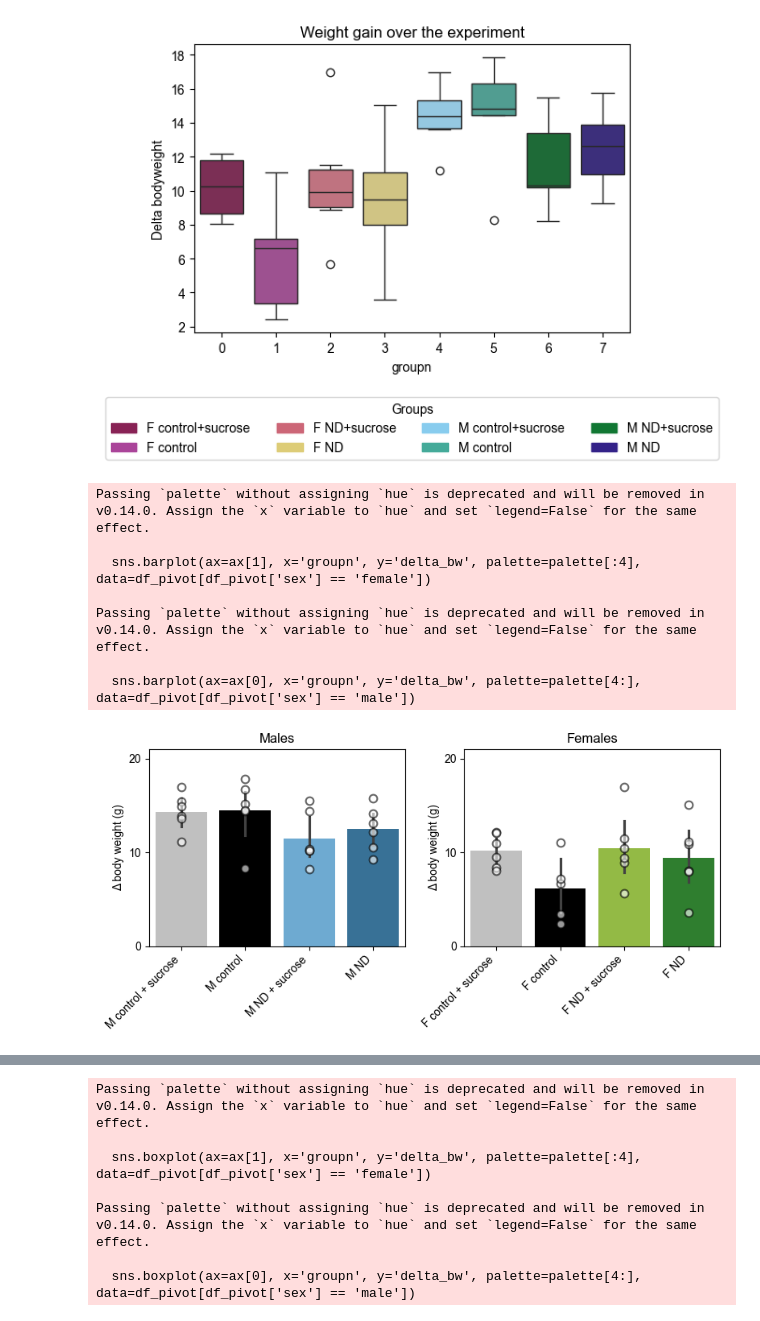
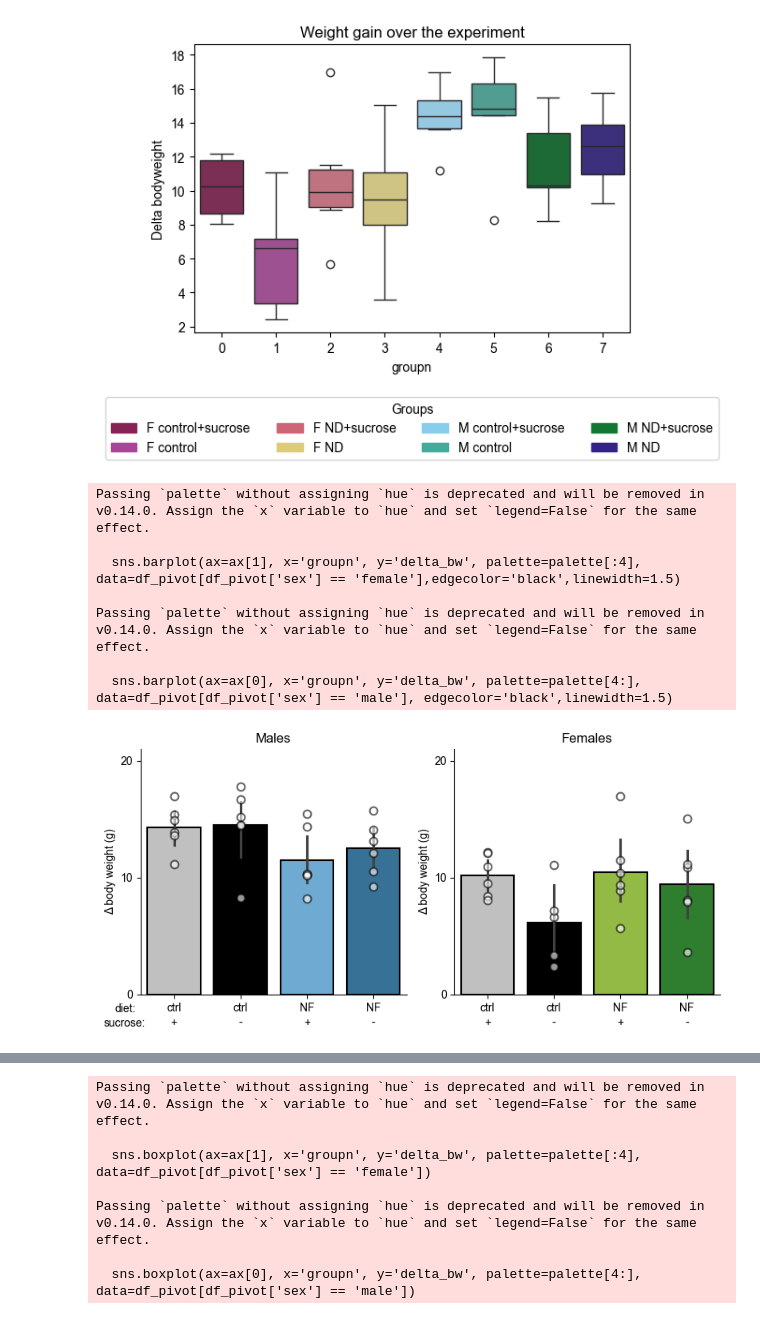
Before and after one commit to marijevisser/niacin, a Jupyter notebook: scripts/niacin_analysis_2.ipynb, the cells around one changed output, grey strips where cells are left out. Saved outputs shown, nothing was run; the diff lists cells and outputs as text; code cells hidden in the pictures.

Commit message:
figure update 6
another day another try

```diff
--- a/scripts/niacin_analysis_2.ipynb
+++ b/scripts/niacin_analysis_2.ipynb
@@ -972,44 +988,59 @@ custom_hex_values = ['silver','black','yellowgreen','forestgreen','silver','blac
 palette = sns.color_palette(custom_hex_values, 8)
 
 # Create barplots
-sns.barplot(ax=ax[1], x='groupn', y='delta_bw', palette=palette[:4], data=df_pivot[df_pivot['sex'] == 'female'])
-sns.barplot(ax=ax[0], x='groupn', y='delta_bw', palette=palette[4:], data=df_pivot[df_pivot['sex'] == 'male'])
+sns.barplot(ax=ax[1], x='groupn', y='delta_bw', palette=palette[:4], data=df_pivot[df_pivot['sex'] == 'female'],edgecolor='black',linewidth=1.5)
+sns.barplot(ax=ax[0], x='groupn', y='delta_bw', palette=palette[4:], data=df_pivot[df_pivot['sex'] == 'male'], edgecolor='black',linewidth=1.5)
 
 # Add here the individual datapoints
 sns.stripplot(ax=ax[1], x='groupn', y='delta_bw', data=df_pivot[df_pivot['sex'] == 'female'],
               color='white', size=7, alpha=0.6, jitter=False, dodge=True, edgecolor='black', linewidth=1.5)
 sns.stripplot(ax=ax[0], x='groupn', y='delta_bw', data=df_pivot[df_pivot['sex'] == 'male'],
               color='white', size=7, alpha=0.6, jitter=False, dodge=True, edgecolor='black', linewidth=1.5)
 
 # Add titles and labels
 ax[0].set_title('Males')
 ax[0].set_ylabel('Δ body weight (g)')
 ax[1].set_ylabel('Δ body weight (g)')
 ax[0].set_xlabel('')
 ax[1].set_title('Females')
 ax[1].set_xlabel('')
 
 # Set y axis limits and ticks
 ax[0].set_ylim([0,21])
 ax[0].set_yticks(np.arange(0, 21, 10))
 ax[1].set_ylim([0,21])
 ax[1].set_yticks(np.arange(0, 21, 10))
 
-# Set custom x-axis labels
-ax[1].set_xticklabels(['F control + sucrose', 'F control', 'F ND + sucrose', 'F ND'], rotation=45, ha='right')
-ax[0].set_xticklabels(['M control + sucrose', 'M control', 'M ND + sucrose', 'M ND'], rotation=45, ha='right')
+# Define custom labels
+diet_labels = ['ctrl', 'ctrl', 'NF', 'NF']
+sucrose_labels = ['+', '-', '+', '-']
+custom_labels = [f'{diet}\n{sucrose}' for diet, sucrose in zip(diet_labels, sucrose_labels)]
+
+# Set custom x-axis labels for both subplots
+ax[1].set_xticklabels(custom_labels, rotation=0, ha='center', linespacing=1.5)
+ax[0].set_xticklabels(custom_labels, rotation=0, ha='center', linespacing=1.5)
+ax[0].spines['top'].set_visible(False)
+ax[0].spines['right'].set_visible(False)
+ax[1].spines['top'].set_visible(False)
+ax[1].spines['right'].set_visible(False)
+
+# Add "diet:" and "sucrose:" labels to the left of the x-axis
+fig.text(0.05, 0.1, 'diet:', ha='center', va='center', fontsize=10)
+fig.text(0.05, 0.055, 'sucrose:', ha='center', va='center', fontsize=10)
 
 # Adjust layout
 plt.tight_layout()
+
+f.savefig("..//results//bw_difference_final.png")
 # %% [output]
 Passing `palette` without assigning `hue` is deprecated and will be removed in v0.14.0. Assign the `x` variable to `hue` and set `legend=False` for the same effect.
 
-  sns.barplot(ax=ax[1], x='groupn', y='delta_bw', palette=palette[:4], data=df_pivot[df_pivot['sex'] == 'female'])
+  sns.barplot(ax=ax[1], x='groupn', y='delta_bw', palette=palette[:4], data=df_pivot[df_pivot['sex'] == 'female'],edgecolor='black',linewidth=1.5)
 
 Passing `palette` without assigning `hue` is deprecated and will be removed in v0.14.0. Assign the `x` variable to `hue` and set `legend=False` for the same effect.
 
-  sns.barplot(ax=ax[0], x='groupn', y='delta_bw', palette=palette[4:], data=df_pivot[df_pivot['sex'] == 'male'])
+  sns.barplot(ax=ax[0], x='groupn', y='delta_bw', palette=palette[4:], data=df_pivot[df_pivot['sex'] == 'male'], edgecolor='black',linewidth=1.5)
-[figure, old version]
+[figure, new version]
 # %%
 #A reminder of which group nummer corresponds to which group + colour in plots
 """ groupn_color_mapping = {
```
Also changed, not shown: parts of 13 cells of this notebook, 7 other files.
